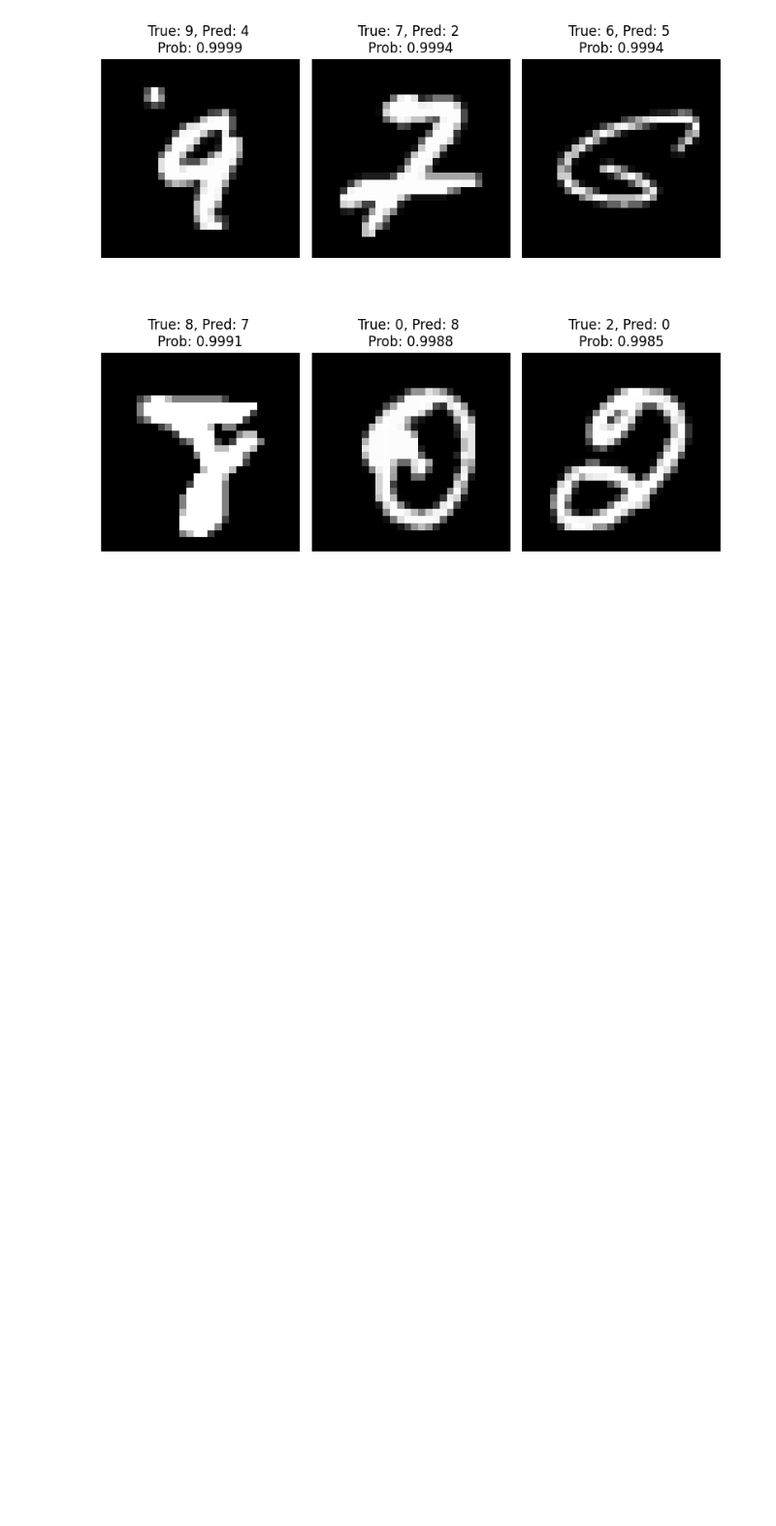
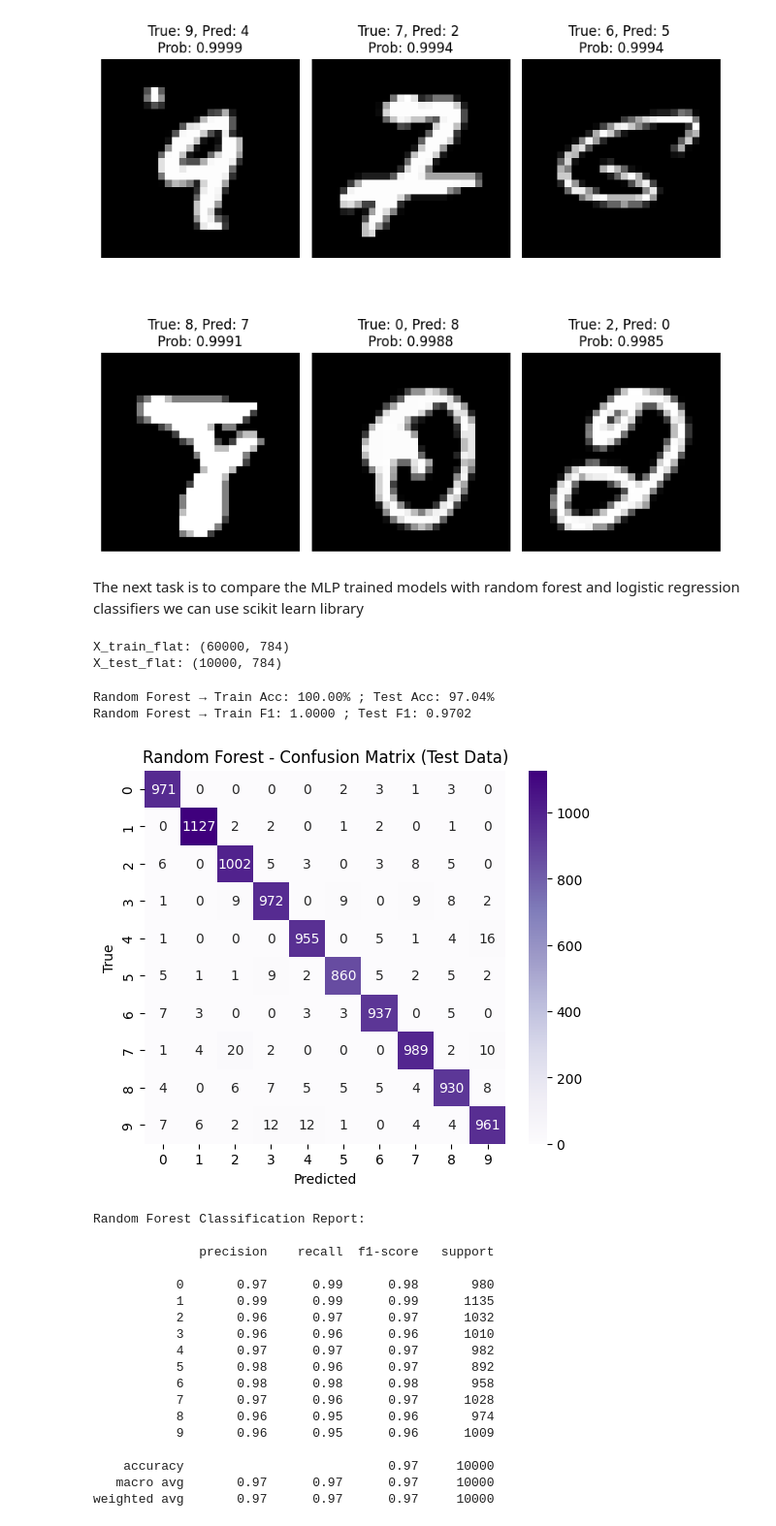
Before and after one commit to HarshJamgaonkar05/ES-335-ML-Assignment-3, a Jupyter notebook: Question 3/question3.ipynb, the cells around one changed output. Shown: that part at 97% size. Saved outputs shown, nothing was run; the diff lists cells and outputs as text; code cells hidden in the pictures; blank space fills up the shorter version.

```diff
--- a/Question 3/question3.ipynb
+++ b/Question 3/question3.ipynb
@@ -348,3 +348,62 @@ plt.tight_layout()
 plt.show()
 # %% [output]
 [figure]
+# %% [markdown]
+The next task is to compare the MLP trained models with random forest and logistic regression classifiers we can use scikit learn library
+# %%
+X_train_flat = X_train.reshape(X_train.shape[0], -1) / 255.0
+X_test_flat = X_test.reshape(X_test.shape[0], -1) / 255.0
+
+print("X_train_flat:", X_train_flat.shape)
+print("X_test_flat:", X_test_flat.shape)
+# %% [output]
+X_train_flat: (60000, 784)
+X_test_flat: (10000, 784)
+# %%
+rf = RandomForestClassifier(n_estimators=100, random_state=42, n_jobs=-1)
+rf.fit(X_train_flat, y_train)
+
+rf_train_pred = rf.predict(X_train_flat)
+rf_test_pred = rf.predict(X_test_flat)
+
+rf_train_acc = accuracy_score(y_train, rf_train_pred) * 100
+rf_test_acc = accuracy_score(y_test, rf_test_pred) * 100
+
+rf_train_f1 = f1_score(y_train, rf_train_pred, average='macro')
+rf_test_f1 = f1_score(y_test, rf_test_pred, average='macro')
+
+print(f"Random Forest → Train Acc: {rf_train_acc:.2f}% ; Test Acc: {rf_test_acc:.2f}%")
+print(f"Random Forest → Train F1: {rf_train_f1:.4f} ; Test F1: {rf_test_f1:.4f}")
+# %% [output]
+Random Forest → Train Acc: 100.00% ; Test Acc: 97.04%
+Random Forest → Train F1: 1.0000 ; Test F1: 0.9702
+# %%
+plt.figure(figsize=(6,5))
+sns.heatmap(confusion_matrix(y_test, rf_test_pred), annot=True, fmt='d', cmap='Purples')
+plt.title("Random Forest - Confusion Matrix (Test Data)")
+plt.xlabel("Predicted")
+plt.ylabel("True")
+plt.show()
+
+print("Random Forest Classification Report:\n")
+print(classification_report(y_test, rf_test_pred))
+# %% [output]
+[figure, added]
+Random Forest Classification Report:
+
+              precision    recall  f1-score   support
+
+           0       0.97      0.99      0.98       980
+           1       0.99      0.99      0.99      1135
+           2       0.96      0.97      0.97      1032
+           3       0.96      0.96      0.96      1010
+           4       0.97      0.97      0.97       982
+           5       0.98      0.96      0.97       892
+           6       0.98      0.98      0.98       958
+           7       0.97      0.96      0.97      1028
+           8       0.96      0.95      0.96       974
+           9       0.96      0.95      0.96      1009
+
+    accuracy                           0.97     10000
+   macro avg       0.97      0.97      0.97     10000
+weighted avg       0.97      0.97      0.97     10000
```
Also changed, not shown: parts of 20 cells of this notebook.
